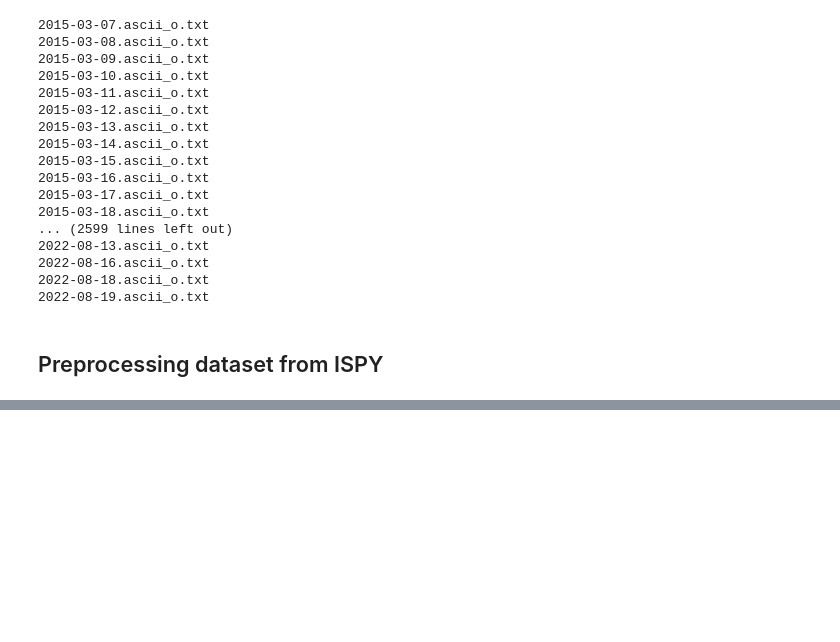
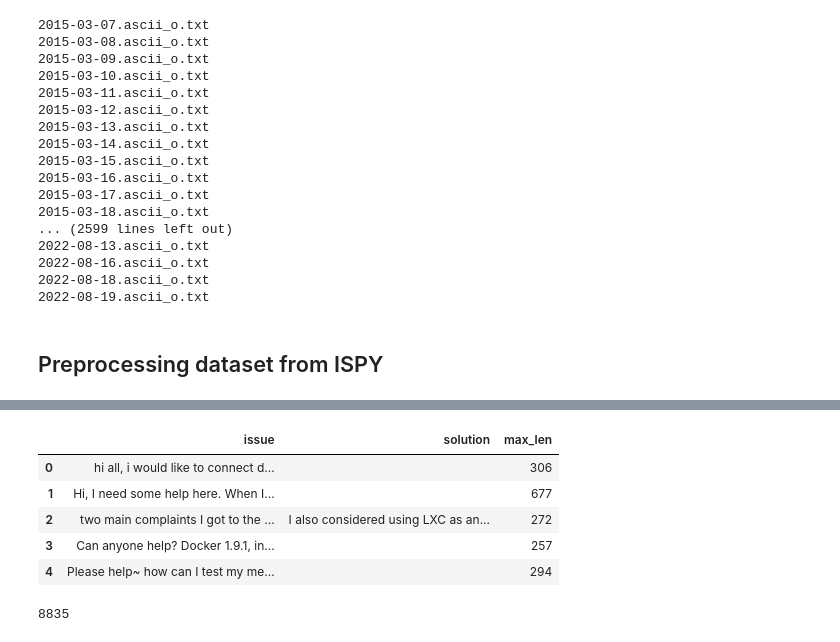
Before and after one commit to NoleWang/Respondent_Recommendation, a Jupyter notebook: Data/tools/ISPY_preprocess.ipynb, the cells around one changed output, grey strips where cells are left out. Cells and saved outputs as stored; diff of their text form; code cells hidden in the pictures; blank space fills up the shorter version.

```diff
--- a/Data/tools/ISPY_preprocess.ipynb
+++ b/Data/tools/ISPY_preprocess.ipynb
@@ -948,0 +1023,4 @@ print(len(all_ispy))
+# %%
+issues_length = [len(text) for text in list(df["issue"].values)]
+# %%
+df["max_len"] =  issues_length
@@ -948,0 +1041,17 @@ print(len(all_ispy))
+# %%
+df_select = df[(df["max_len"]>=250) & (df["max_len"]<=800)]
+# %%
+df_select.reset_index(drop = True, inplace=True)
+# %%
+df_select.head()
+# %% [output]
+|  | issue | solution | max_len |
+| 0 | hi all, i would like to connect d... |  | 306 |
+| 1 | Hi, I need some help here. When I... |  | 677 |
+| 2 | two main complaints I got to the ... | I also considered using LXC as an... | 272 |
+| 3 | Can anyone help? Docker 1.9.1, in... |  | 257 |
+| 4 | Please help~ how can I test my me... |  | 294 |
+# %%
+len(df_select)
+# %% [output]
+8835
```
Also changed, not shown: parts of 16 cells of this notebook.
